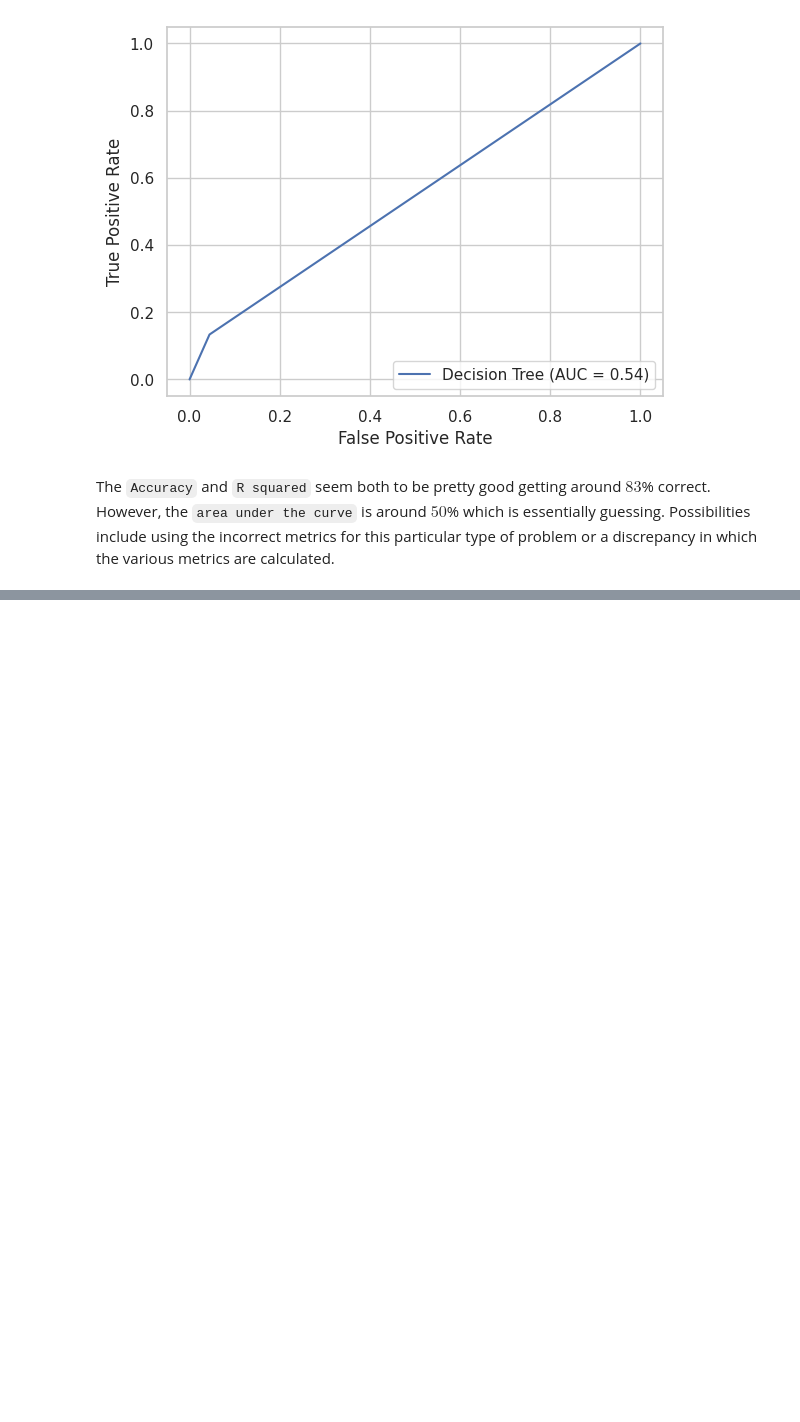
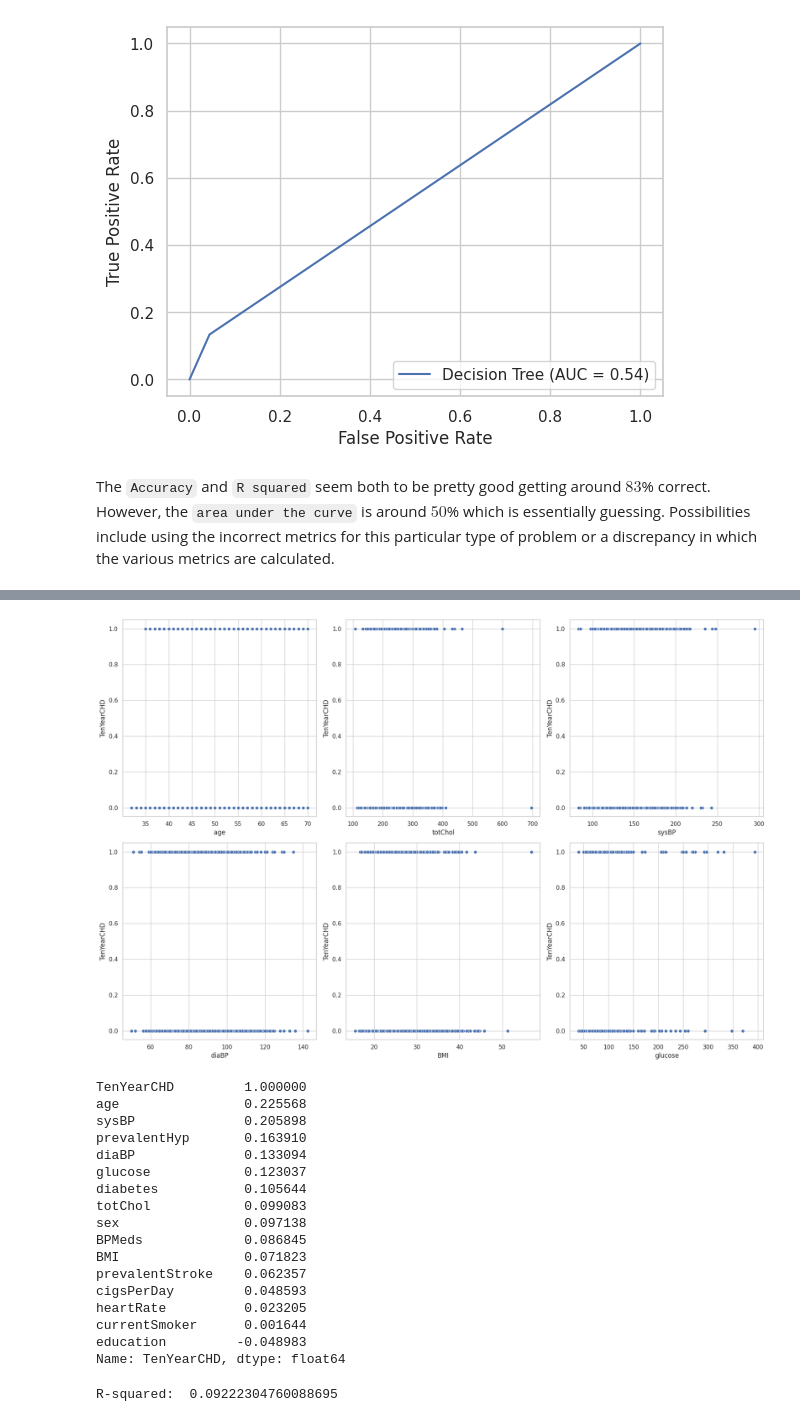
Before and after one commit to wangjalen7/project_chd, a Jupyter notebook: CHD_Code.ipynb, the cells around one changed output, grey strips where cells are left out. Cells and saved outputs as stored; diff of their text form; code cells hidden in the pictures; blank space fills up the shorter version.

Commit message:
Added Linear Regression

```diff
--- a/CHD_Code.ipynb
+++ b/CHD_Code.ipynb
@@ -515,0 +667,48 @@ The `Accuracy` and `R squared` seem both to be pretty good getting around $83$%
+# %%
+fig, axes = plt.subplots(nrows=2, ncols=3, figsize=(18, 12))
+
+sns.scatterplot(data=train_data_cleaned, x='age', y='TenYearCHD', ax=axes[0, 0])
+sns.scatterplot(data=train_data_cleaned, x='totChol', y='TenYearCHD', ax=axes[0, 1])
+sns.scatterplot(data=train_data_cleaned, x='sysBP', y='TenYearCHD', ax=axes[0, 2])
+sns.scatterplot(data=train_data_cleaned, x='diaBP', y='TenYearCHD', ax=axes[1, 0])
+sns.scatterplot(data=train_data_cleaned, x='BMI', y='TenYearCHD', ax=axes[1, 1])
+sns.scatterplot(data=train_data_cleaned, x='glucose', y='TenYearCHD', ax=axes[1, 2])
+
+plt.tight_layout()
+plt.show()
+
+correlation_matrix = train_data_cleaned.corr()
+correlation_matrix['TenYearCHD'].sort_values(ascending=False)
+# %% [output]
+[figure, added]
+TenYearCHD         1.000000
+age                0.225568
+sysBP              0.205898
+prevalentHyp       0.163910
+diaBP              0.133094
+glucose            0.123037
+diabetes           0.105644
+totChol            0.099083
+sex                0.097138
+BPMeds             0.086845
+BMI                0.071823
+prevalentStroke    0.062357
+cigsPerDay         0.048593
+heartRate          0.023205
+currentSmoker      0.001644
+education         -0.048983
+Name: TenYearCHD, dtype: float64
+# %%
+from sklearn.linear_model import LinearRegression
+X = train_data_cleaned.drop('TenYearCHD',axis=1)
+y = train_data_cleaned['TenYearCHD']
+X_test = test_data_cleaned.drop('TenYearCHD',axis=1)
+y_test = test_data_cleaned['TenYearCHD']
+
+model = LinearRegression()
+reg = model.fit(X,y)
+
+results = pd.DataFrame({'variable':reg.feature_names_in_, 'coefficient': reg.coef_}) # Regression coefficients
+print('R-squared: ', reg.score(X_test, y_test)) # R squared measure
+# %% [output]
+R-squared:  0.09222304760088695
```
Also changed, not shown: parts of 13 cells of this notebook.
